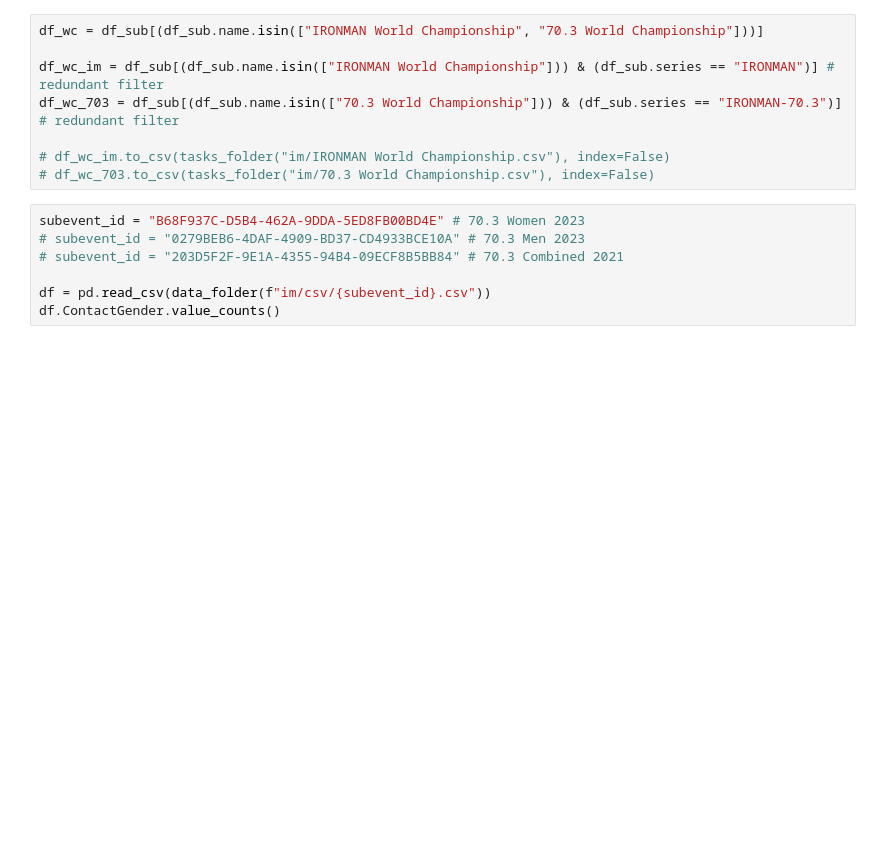
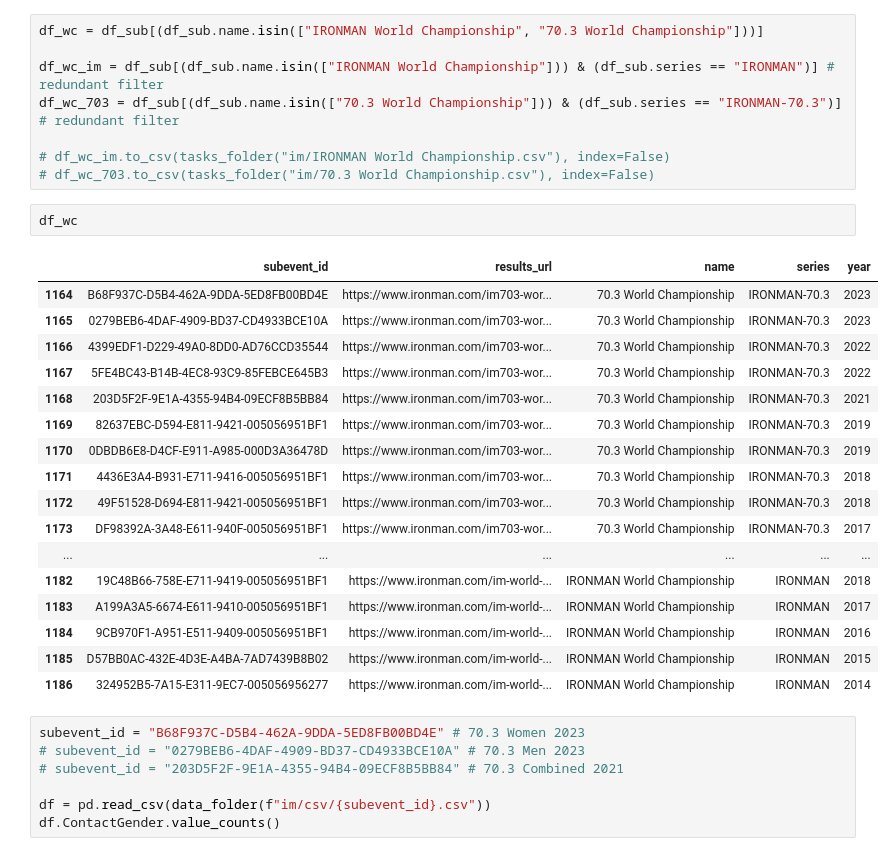
Before and after one commit to miloknowles/triathlon-tools, a Jupyter notebook: python/notebooks/im_worlds.ipynb, the cells around one changed output. Saved outputs shown, nothing was run; the diff lists cells and outputs as text; blank space fills up the shorter version.

```diff
--- a/python/notebooks/im_worlds.ipynb
+++ b/python/notebooks/im_worlds.ipynb
@@ -29,6 +29,26 @@ df_wc_703 = df_sub[(df_sub.name.isin(["70.3 World Championship"])) & (df_sub.ser
 
 # df_wc_im.to_csv(tasks_folder("im/IRONMAN World Championship.csv"), index=False)
 # df_wc_703.to_csv(tasks_folder("im/70.3 World Championship.csv"), index=False)
+# %%
+df_wc
+# %% [output]
+|  | subevent_id | results_url | name | series | year |
+| 1164 | B68F937C-D5B4-462A-9DDA-5ED8FB00BD4E | https://www.ironman.com/im703-wor... | 70.3 World Championship | IRONMAN-70.3 | 2023 |
+| 1165 | 0279BEB6-4DAF-4909-BD37-CD4933BCE10A | https://www.ironman.com/im703-wor... | 70.3 World Championship | IRONMAN-70.3 | 2023 |
+| 1166 | 4399EDF1-D229-49A0-8DD0-AD76CCD35544 | https://www.ironman.com/im703-wor... | 70.3 World Championship | IRONMAN-70.3 | 2022 |
+| 1167 | 5FE4BC43-B14B-4EC8-93C9-85FEBCE645B3 | https://www.ironman.com/im703-wor... | 70.3 World Championship | IRONMAN-70.3 | 2022 |
+| 1168 | 203D5F2F-9E1A-4355-94B4-09ECF8B5BB84 | https://www.ironman.com/im703-wor... | 70.3 World Championship | IRONMAN-70.3 | 2021 |
+| 1169 | 82637EBC-D594-E811-9421-005056951BF1 | https://www.ironman.com/im703-wor... | 70.3 World Championship | IRONMAN-70.3 | 2019 |
+| 1170 | 0DBDB6E8-D4CF-E911-A985-000D3A36478D | https://www.ironman.com/im703-wor... | 70.3 World Championship | IRONMAN-70.3 | 2019 |
+| 1171 | 4436E3A4-B931-E711-9416-005056951BF1 | https://www.ironman.com/im703-wor... | 70.3 World Championship | IRONMAN-70.3 | 2018 |
+| 1172 | 49F51528-D694-E811-9421-005056951BF1 | https://www.ironman.com/im703-wor... | 70.3 World Championship | IRONMAN-70.3 | 2018 |
+| 1173 | DF98392A-3A48-E611-940F-005056951BF1 | https://www.ironman.com/im703-wor... | 70.3 World Championship | IRONMAN-70.3 | 2017 |
+| ... | ... | ... | ... | ... | ... |
+| 1182 | 19C48B66-758E-E711-9419-005056951BF1 | https://www.ironman.com/im-world-... | IRONMAN World Championship | IRONMAN | 2018 |
+| 1183 | A199A3A5-6674-E611-9410-005056951BF1 | https://www.ironman.com/im-world-... | IRONMAN World Championship | IRONMAN | 2017 |
+| 1184 | 9CB970F1-A951-E511-9409-005056951BF1 | https://www.ironman.com/im-world-... | IRONMAN World Championship | IRONMAN | 2016 |
+| 1185 | D57BB0AC-432E-4D3E-A4BA-7AD7439B8B02 | https://www.ironman.com/im-world-... | IRONMAN World Championship | IRONMAN | 2015 |
+| 1186 | 324952B5-7A15-E311-9EC7-005056956277 | https://www.ironman.com/im-world-... | IRONMAN World Championship | IRONMAN | 2014 |
 # %%
 subevent_id = "B68F937C-D5B4-462A-9DDA-5ED8FB00BD4E" # 70.3 Women 2023
 # subevent_id = "0279BEB6-4DAF-4909-BD37-CD4933BCE10A" # 70.3 Men 2023
```
Also changed, not shown: parts of 1 cell of this notebook, 17 other files.
